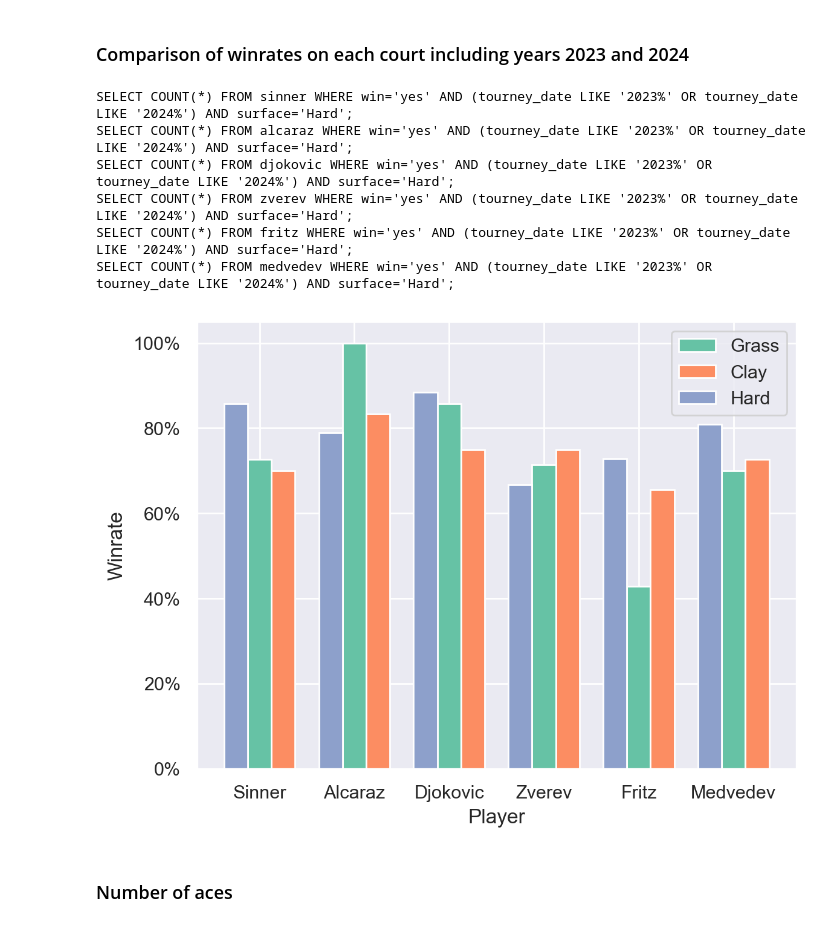
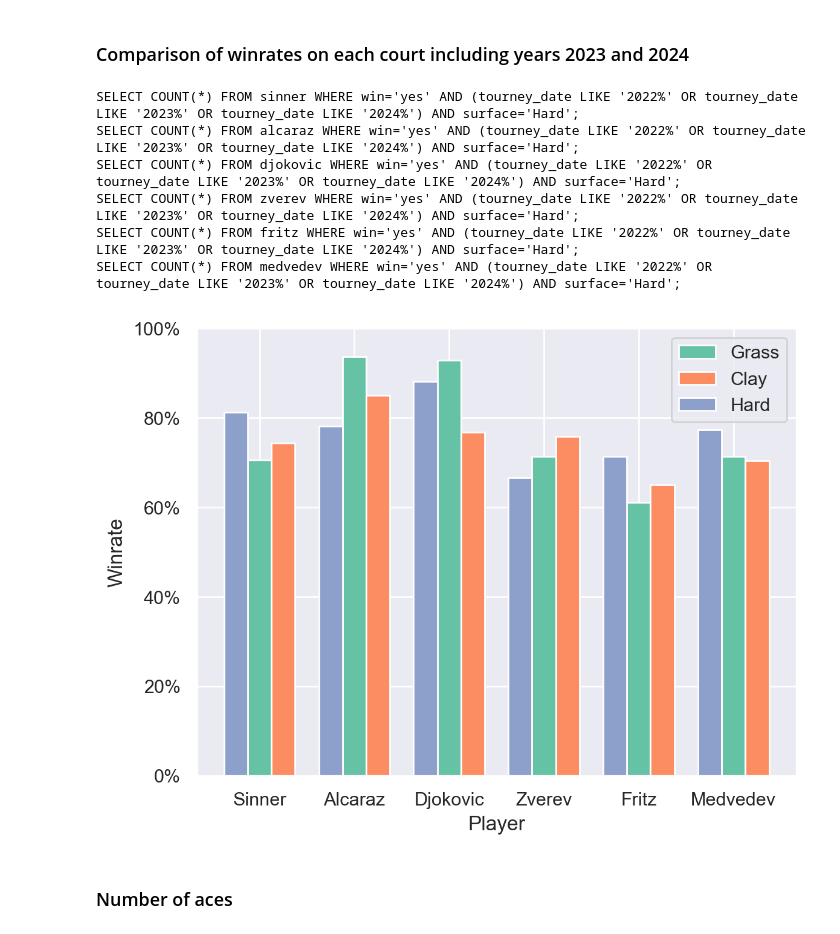
Before and after one commit to Matteo294/ATP-analysis, a Jupyter notebook: analysis/anal.ipynb, the cells around one changed output. Saved outputs shown, nothing was run; the diff lists cells and outputs as text; code cells hidden in the pictures.

Commit message:
comments
First comments to the plots

```diff
--- a/analysis/anal.ipynb
+++ b/analysis/anal.ipynb
@@ -57,7 +57,7 @@ plt.show()
 # %%
 
 players = ["sinner", "alcaraz", "djokovic", "zverev", "fritz", "medvedev"]
-years = [2023, 2024]
+years = [2022, 2023, 2024]
 barWidth = 0.25
 
 fig, ax = plt.subplots(dpi=200)
@@ -101,40 +101,40 @@ for name in players:
         year_query + "AND surface='Clay';"
     cur.execute(cmd)
     w = cur.fetchone()[0]
     cmd = f"SELECT COUNT(*) FROM {name} WHERE win='no' AND " + \
         year_query + "AND surface='Clay';"
     cur.execute(cmd)
     l = cur.fetchone()[0]
     wr_clay.append(w / (w+l) * 100)
 
 r = np.arange(len(wr_hard))
 r2 = r + barWidth
 r3 = r2 + barWidth
 
 ax.bar(r2, wr_grass, width=barWidth, edgecolor='white', label='Grass')
 ax.bar(r3, wr_clay, width=barWidth, edgecolor='white', label='Clay')
 ax.bar(r, wr_hard, width=barWidth, edgecolor='white', label='Hard')
 
 ax.set_xticks(r + barWidth)
 ax.set_xticklabels([p.title() for p in players])
 
 ax.set_yticks([0, 20, 40, 60, 80, 100])
 ax.set_yticklabels(str(s) + "%" for s in [0, 20, 40, 60, 80, 100])
 
 plt.xlabel("Player")
 plt.ylabel("Winrate")
 
 plt.legend()
 plt.savefig("./figures/court_winrates.png")
 plt.show()
 # %% [output]
-SELECT COUNT(*) FROM sinner WHERE win='yes' AND (tourney_date LIKE '2023%' OR tourney_date LIKE '2024%') AND surface='Hard';
-SELECT COUNT(*) FROM alcaraz WHERE win='yes' AND (tourney_date LIKE '2023%' OR tourney_date LIKE '2024%') AND surface='Hard';
-SELECT COUNT(*) FROM djokovic WHERE win='yes' AND (tourney_date LIKE '2023%' OR tourney_date LIKE '2024%') AND surface='Hard';
-SELECT COUNT(*) FROM zverev WHERE win='yes' AND (tourney_date LIKE '2023%' OR tourney_date LIKE '2024%') AND surface='Hard';
-SELECT COUNT(*) FROM fritz WHERE win='yes' AND (tourney_date LIKE '2023%' OR tourney_date LIKE '2024%') AND surface='Hard';
-SELECT COUNT(*) FROM medvedev WHERE win='yes' AND (tourney_date LIKE '2023%' OR tourney_date LIKE '2024%') AND surface='Hard';
+SELECT COUNT(*) FROM sinner WHERE win='yes' AND (tourney_date LIKE '2022%' OR tourney_date LIKE '2023%' OR tourney_date LIKE '2024%') AND surface='Hard';
+SELECT COUNT(*) FROM alcaraz WHERE win='yes' AND (tourney_date LIKE '2022%' OR tourney_date LIKE '2023%' OR tourney_date LIKE '2024%') AND surface='Hard';
+SELECT COUNT(*) FROM djokovic WHERE win='yes' AND (tourney_date LIKE '2022%' OR tourney_date LIKE '2023%' OR tourney_date LIKE '2024%') AND surface='Hard';
+SELECT COUNT(*) FROM zverev WHERE win='yes' AND (tourney_date LIKE '2022%' OR tourney_date LIKE '2023%' OR tourney_date LIKE '2024%') AND surface='Hard';
+SELECT COUNT(*) FROM fritz WHERE win='yes' AND (tourney_date LIKE '2022%' OR tourney_date LIKE '2023%' OR tourney_date LIKE '2024%') AND surface='Hard';
+SELECT COUNT(*) FROM medvedev WHERE win='yes' AND (tourney_date LIKE '2022%' OR tourney_date LIKE '2023%' OR tourney_date LIKE '2024%') AND surface='Hard';
-[figure, old version]
+[figure, new version]
 # %% [markdown]
 ### Number of aces
 # %%
```
Also changed, not shown: 3 other files.
